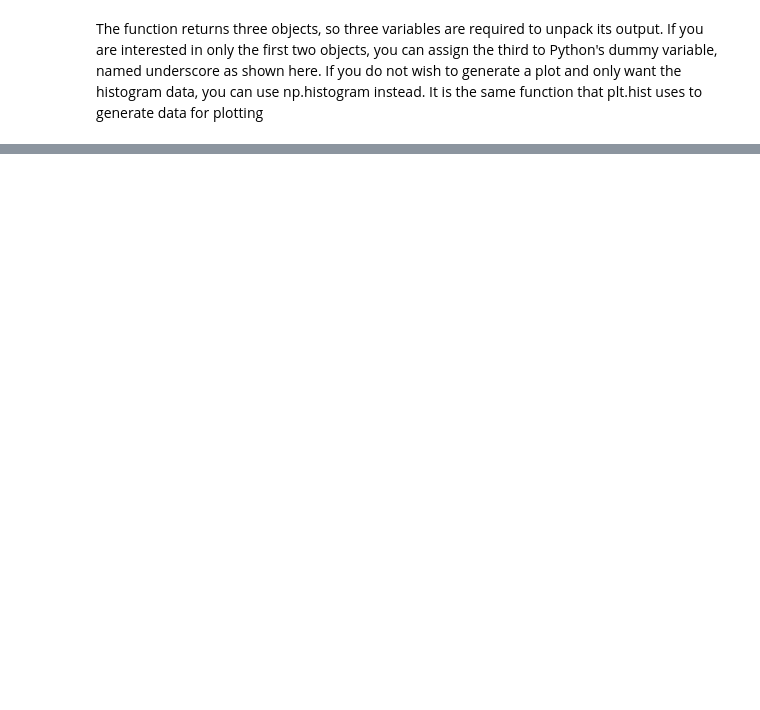
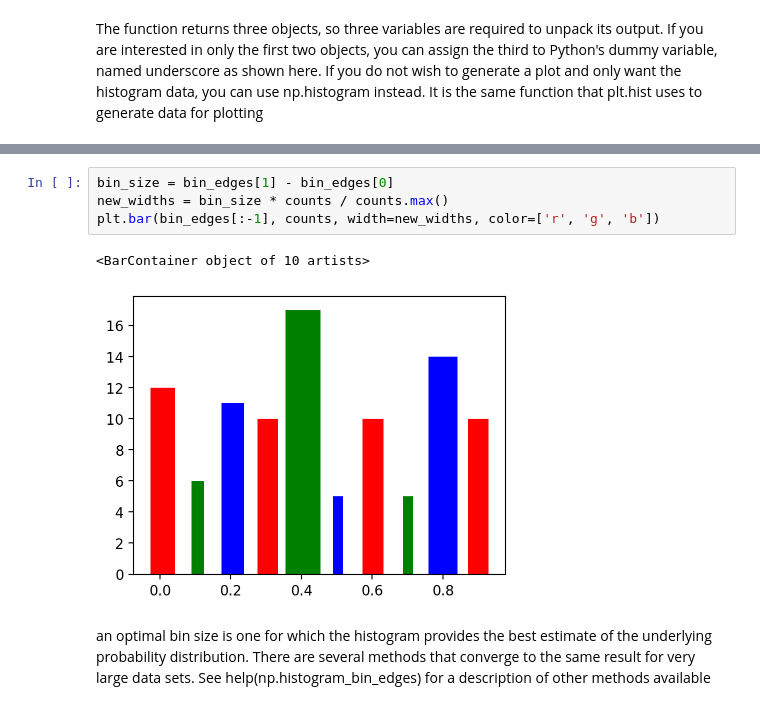
Before and after one commit to e-d-p-9/Physical-Modeling-with-Python, a Jupyter notebook: Ch6/ch6-notes.ipynb, the cells around one changed output, grey strips where cells are left out. Drawn from its saved outputs; the diff is of its cells as text; blank space fills up the shorter version.

```diff
--- a/Ch6/ch6-notes.ipynb
+++ b/Ch6/ch6-notes.ipynb
@@ -550,0 +572,9 @@ print(bin_edges)
+# %%
+bin_size = bin_edges[1] - bin_edges[0]
+new_widths = bin_size * counts / counts.max()
+plt.bar(bin_edges[:-1], counts, width=new_widths, color=['r', 'g', 'b'])
+# %% [output]
+<BarContainer object of 10 artists>
+[figure, added]
+# %% [markdown]
+an optimal bin size is one for which the histogram provides the best estimate of the underlying probability distribution.  There are several methods that converge to the same result for very large data sets.  See help(np.histogram_bin_edges) for a description of other methods available
```
Also changed, not shown: parts of 20 cells of this notebook.
